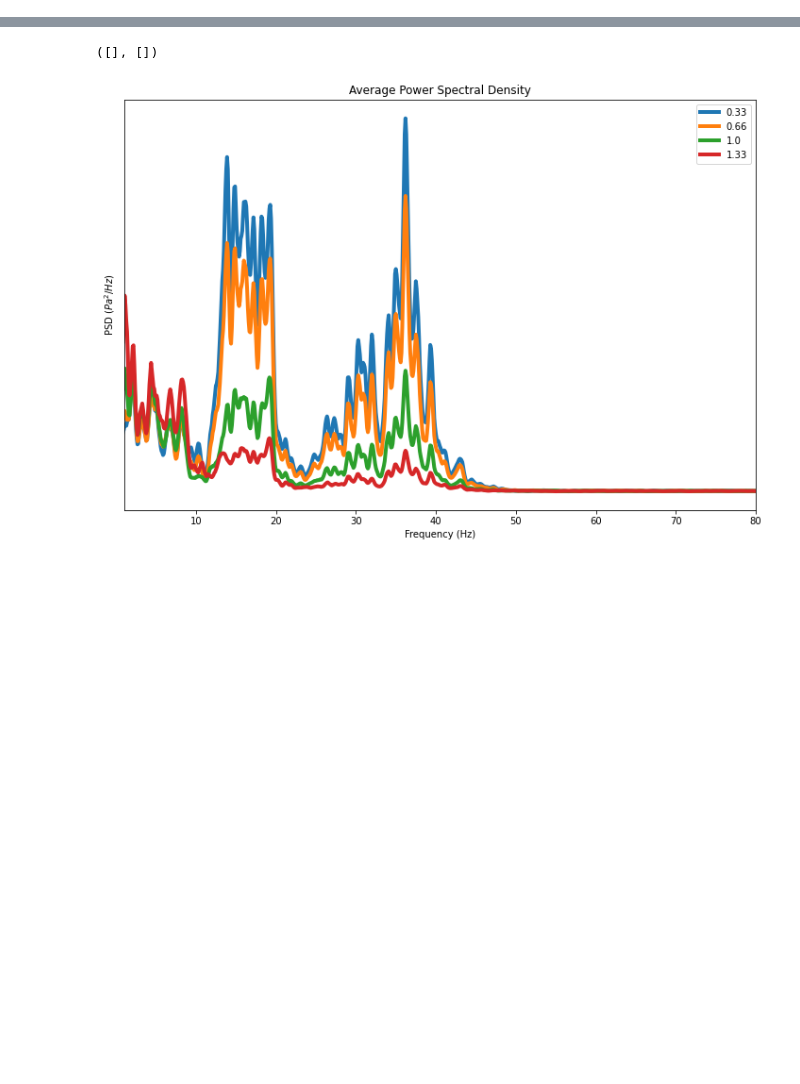
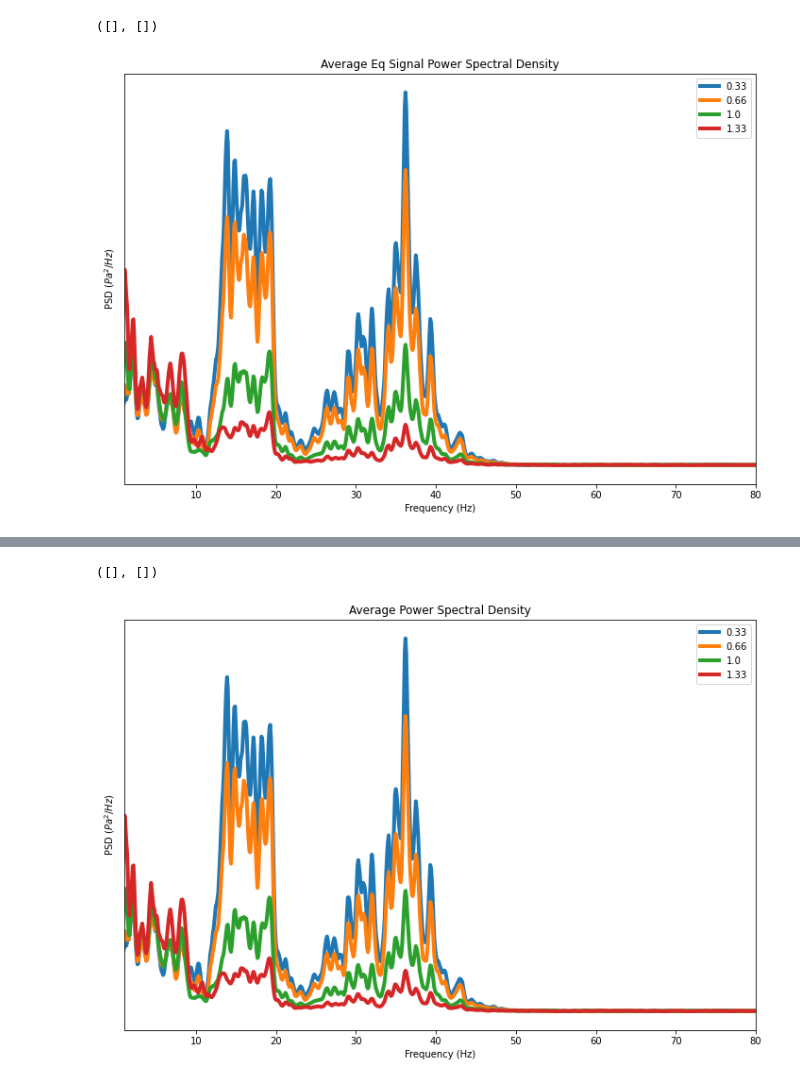
Before and after one commit to ZachHoppinen/infrasound-snow-attenuation, a Jupyter notebook: src/eq_analysis/PSD.ipynb, the cells around one changed output, grey strips where cells are left out. Saved outputs shown, nothing was run; the diff lists cells and outputs as text; code cells hidden in the pictures; blank space fills up the shorter version.

```diff
--- a/src/eq_analysis/PSD.ipynb
+++ b/src/eq_analysis/PSD.ipynb
@@ -23,0 +55,11 @@ sps = 200
+# %%
+f, ax = plt.subplots(figsize = (12,8))
+(avg_Pxx- pre_avg_Pxx)[[0.33,0.66,1,1.33]].plot(linewidth = 4, ax = ax)
+plt.xlim(1, 80)
+plt.title('Average Eq Signal Power Spectral Density')
+plt.xlabel('Frequency (Hz)')
+plt.ylabel('PSD ($Pa^{2}/Hz$)')
+plt.yticks([])
+# %% [output]
+([], [])
+[figure, added]
```
Also changed, not shown: parts of 10 cells of this notebook, 2 other files.
